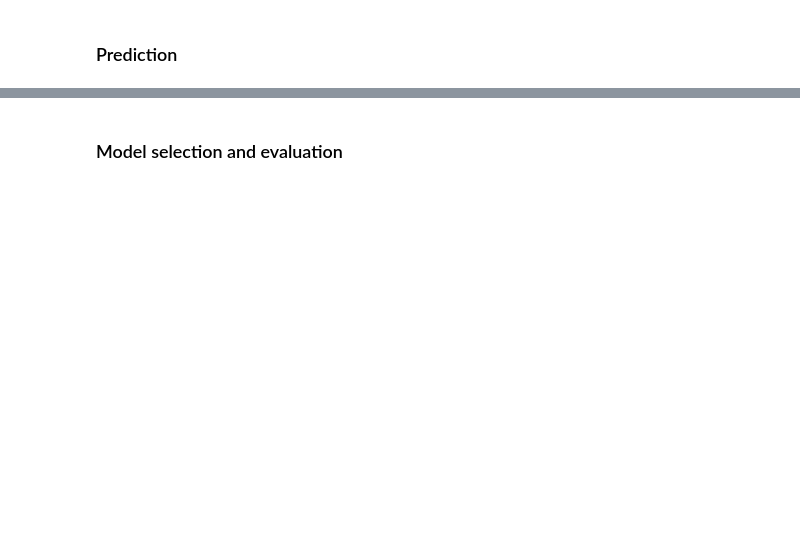
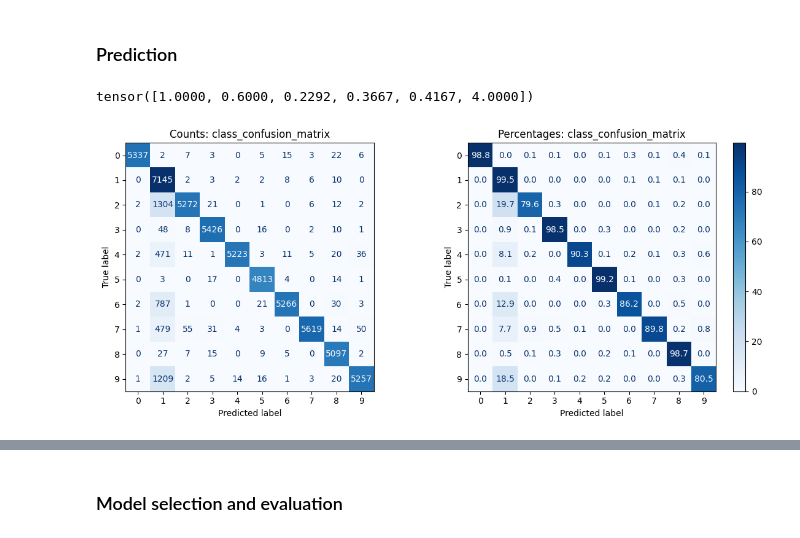
Before and after one commit to Freskoko/inf265_projects, a Jupyter notebook: assignments/src/project_2/Object_detection_template.ipynb, the cells around one changed output, grey strips where cells are left out. Cells and saved outputs as stored; diff of their text form; code cells hidden in the pictures; blank space fills up the shorter version.

```diff
--- a/assignments/src/project_2/Object_detection_template.ipynb
+++ b/assignments/src/project_2/Object_detection_template.ipynb
@@ -412,15 +505,15 @@ def train(
                 loss_val += val_loss.item()
 
         if epoch in EPOCH_INVESTIGATE_POINTS:
-            train_iou[epoch] =  get_map_results(model, train_loader)["map"] # compute_IoU(model, train_loader)
-            val_iou[epoch] = get_map_results(model, val_loader)["map"] # compute_IoU(model, validation_loader)
+            train_iou[epoch] =  compute_map(model, train_loader) # compute_IoU(model, train_loader)
+            val_iou[epoch] = compute_map(model, val_loader) # compute_IoU(model, validation_loader)
 
         model.train()
 
         losses_train.append(loss_train / n_batch_train)
         losses_val.append(loss_val / n_batch_val)
 
-        if epoch == 1 or epoch % 10 == 0:
+        if epoch == 1 or epoch % 5 == 0:
             print(
                 "{}  |  Epoch {}  |  Training loss {:.3f} Validation loss {:.3f}".format(
                     datetime.now().time(), epoch, loss_train / n_batch_train, loss_val / n_batch_val
@@ -762,0 +877,28 @@ if DO_TRAINING:
+# %%
+def confusion_matrix_custom(actual, pred, title, type: str):
+    # fix display labels must match!
+    """Code partially generated by ChatGPT"""
+
+    cm = confusion_matrix(actual, pred)
+    cm_percent = cm.astype(float) / cm.sum(axis=1)[:, np.newaxis] * 100
+    cm_percent = np.nan_to_num(cm_percent)
+
+    _fig, axes = plt.subplots(1, 2, figsize=(12, 5))
+
+    # all
+    disp1 = ConfusionMatrixDisplay(
+        confusion_matrix=cm, display_labels=[i for i in range(10)]
+    )
+    disp1.plot(ax=axes[0], cmap=plt.cm.Blues, colorbar=False)
+    axes[0].set_title(f"Counts: {title}")
+
+    # percentages
+    disp2 = ConfusionMatrixDisplay(
+        confusion_matrix=cm_percent, display_labels=[i for i in range(10)]
+    )
+    disp2.plot(ax=axes[1], cmap=plt.cm.Blues, colorbar=True, values_format=".1f")
+    axes[1].set_title(f"Percentages: {title}")
+
+    plt.tight_layout()
+    plt.savefig(save_dir / f"{title}_{type}.png")
+    plt.show()
@@ -762,0 +929,14 @@ if DO_TRAINING:
+# %%
+all_preds, all_actual = grab_predictions(model_baseline, train_loader) # swap me to best!
+# %%
+all_actual[0]
+# %% [output]
+tensor([1.0000, 0.6000, 0.2292, 0.3667, 0.4167, 4.0000])
+# %%
+# accuracy class
+pred_labels = all_preds[:, 5:].argmax(dim=1)
+actual_labels = all_actual[:, 5].long()
+
+confusion_matrix_custom(pred_labels.numpy(), actual_labels.numpy(), "class_confusion_matrix", "train")
+# %% [output]
+[figure, added]
```
Also changed, not shown: parts of 16 cells of this notebook, 2 other files.
